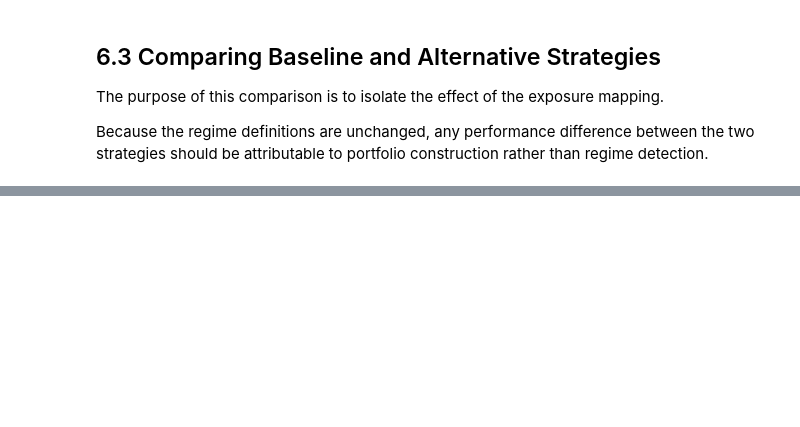
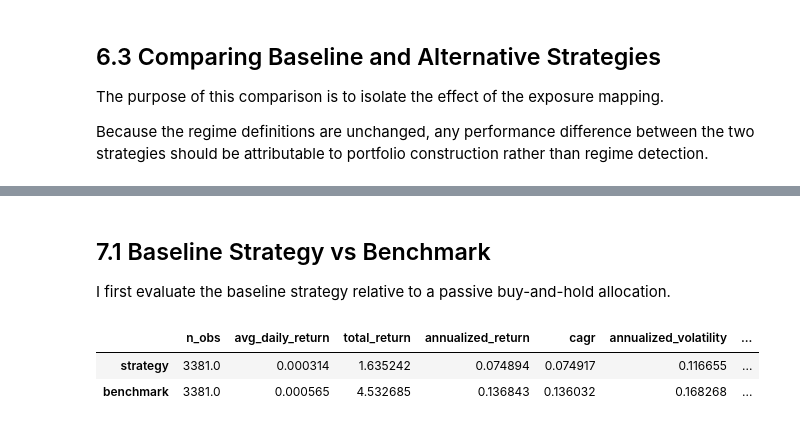
Before and after one commit to AMUKA0/market-research-trading-signals, a Jupyter notebook: notebooks/01_regime_research.ipynb, the cells around one changed output, grey strips where cells are left out. Saved outputs shown, nothing was run; the diff lists cells and outputs as text; code cells hidden in the pictures; blank space fills up the shorter version.

```diff
--- a/notebooks/01_regime_research.ipynb
+++ b/notebooks/01_regime_research.ipynb
@@ -958,0 +1015,11 @@ directionally reasonable even if the initial portfolio mapping is suboptimal.
+# %% [markdown]
+## 7.1 Baseline Strategy vs Benchmark
+
+I first evaluate the baseline strategy relative to a passive buy-and-hold allocation.
+# %%
+baseline_metrics = summarize_strategy_vs_benchmark(baseline_backtest_df)
+baseline_metrics
+# %% [output]
+|  | n_obs | avg_daily_return | total_return | annualized_return | cagr | annualized_volatility | ... |
+| strategy | 3381.0 | 0.000314 | 1.635242 | 0.074894 | 0.074917 | 0.116655 | ... |
+| benchmark | 3381.0 | 0.000565 | 4.532685 | 0.136843 | 0.136032 | 0.168268 | ... |
```
Also changed, not shown: parts of 32 cells of this notebook, 1 other file.
